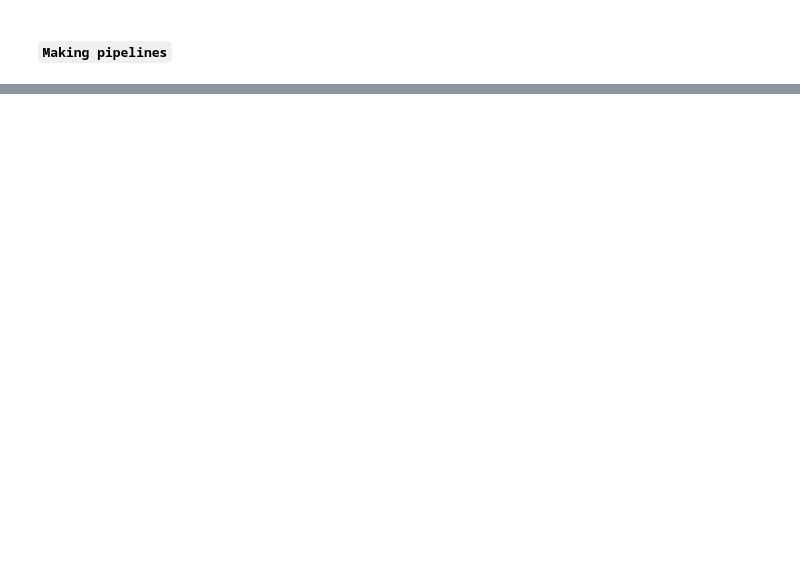
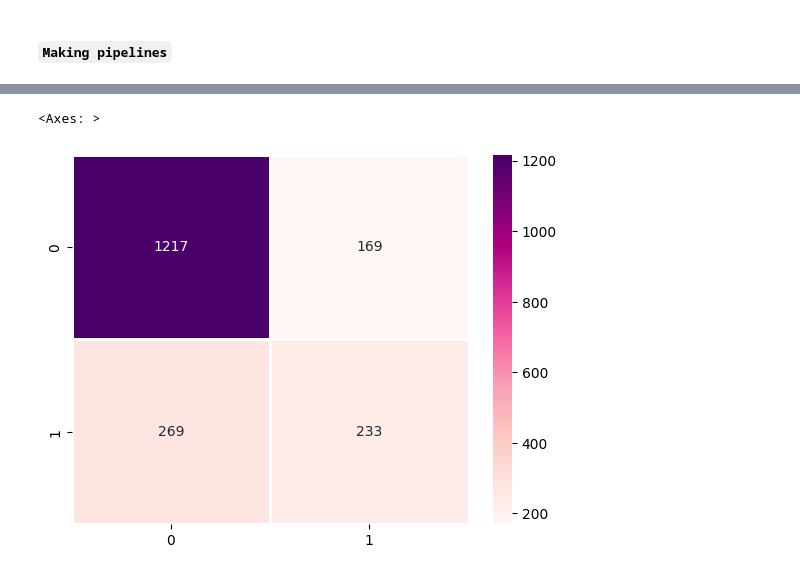
Before and after one commit to kwasichrappah/Custormer-Churn, a Jupyter notebook: customer.ipynb, the cells around one changed output, grey strips where cells are left out. Drawn from its saved outputs; the diff is of its cells as text; code cells hidden in the pictures; blank space fills up the shorter version.

```diff
--- a/customer.ipynb
+++ b/customer.ipynb
@@ -131,4 +261,5 @@ com_df.isnull().sum()
 # %%
 com_df.head(5)
+data=com_df.copy()
 # %%
 #Dropping the index column
@@ -606,0 +1111,29 @@ for mean, stdev, param in zip(means, stds, params):
+# %%
+# Predict on the test data
+cat_gs__pred = search_model.predict(X_test)
+
+# # Get the best hyperparameters
+# best_params = search.best_params_
+
+# print(best_params)
+# Defining the best version of the model with the best parameters
+best_gs_catboost_model = Pipeline(steps=[("preprocessor", preprocessor),
+                          ("model",CatBoostClassifier(random_state=27,
+                              iterations=500,
+                              depth=6,
+                              eval_metric = 'Accuracy',
+                              l2_leaf_reg=3,
+                              learning_rate=0.1,
+                              rsm = 0.8,
+                              loss_function = 'MultiClass',
+
+
+                              ))])
+
+# Fit the model to the training data
+best_gs_catboost_model.fit(X_train, y_train_encoded)
+
+# Predict on the test data
+best_catboost_pred = best_gs_catboost_model.predict(X_test)
+
+print(best_catboost_pred)
@@ -606,0 +1158,10 @@ for mean, stdev, param in zip(means, stds, params):
+# %%
+# Confusion Matrix
+best_search_conf_mat = (pd.DataFrame(confusion_matrix(y_test_encoded, best_catboost_pred)).reset_index(drop=True))
+
+# Visualizing the Confusion Matrix
+f, ax = plt.subplots()
+sns.heatmap(best_search_conf_mat, annot=True, linewidth=1.0, fmt=".0f", cmap="RdPu", ax=ax)
+# %% [output]
+<Axes: >
+[figure, added]
```
Also changed, not shown: parts of 105 cells of this notebook.
